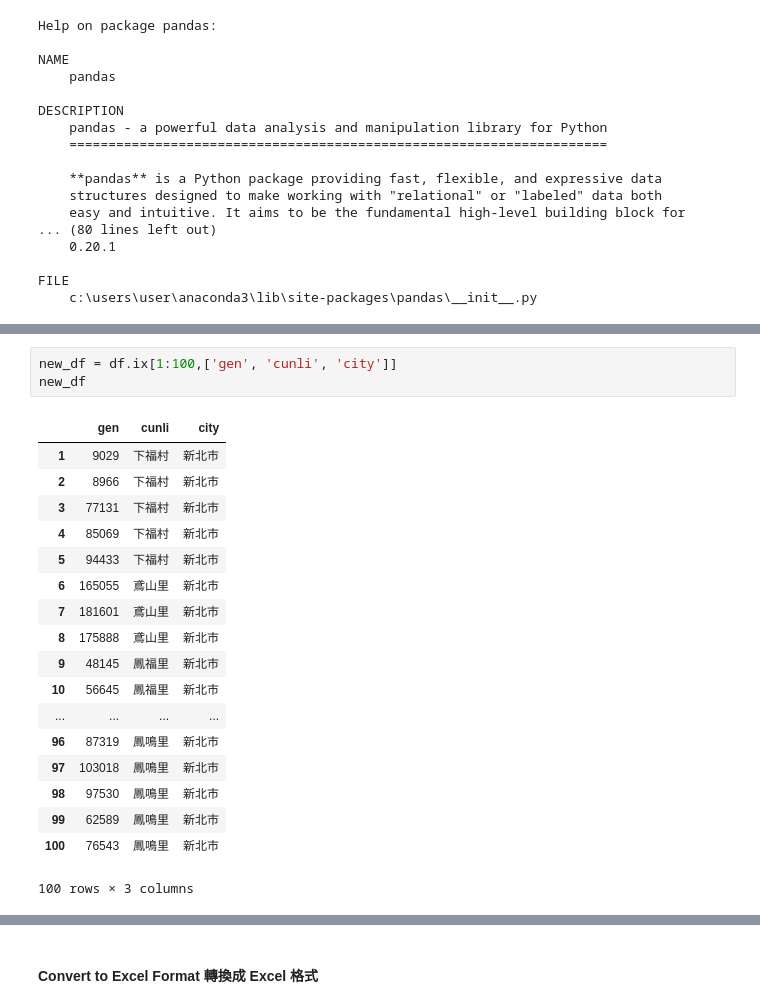
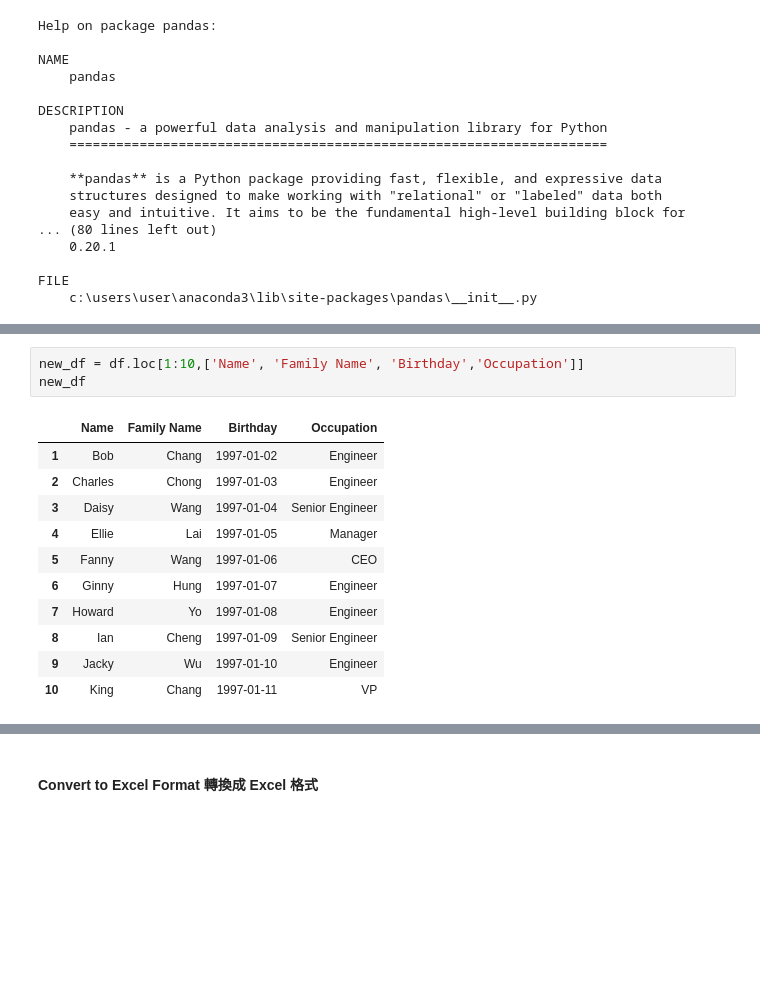
Before and after one commit to paulbroadmission/python_essentials, a Jupyter notebook: Python Essentials 6b - More about Python Input Output.ipynb, the cells around one changed output, grey strips where cells are left out. Cells and saved outputs as stored; diff of their text form; blank space fills up the shorter version.

```diff
--- a/Python Essentials 6b - More about Python Input Output.ipynb
+++ b/Python Essentials 6b - More about Python Input Output.ipynb
@@ -371,23 +418,16 @@ df.head(5)
-# %%
-new_df = df.ix[1:100,['gen', 'cunli', 'city']]
-new_df
-# %% [output]
-|  | gen | cunli | city |
-| 1 | 9029 | 下福村 | 新北市 |
-| 2 | 8966 | 下福村 | 新北市 |
-| 3 | 77131 | 下福村 | 新北市 |
-| 4 | 85069 | 下福村 | 新北市 |
-| 5 | 94433 | 下福村 | 新北市 |
-| 6 | 165055 | 鳶山里 | 新北市 |
-| 7 | 181601 | 鳶山里 | 新北市 |
-| 8 | 175888 | 鳶山里 | 新北市 |
-| 9 | 48145 | 鳳福里 | 新北市 |
-| 10 | 56645 | 鳳福里 | 新北市 |
-| ... | ... | ... | ... |
-| 96 | 87319 | 鳳鳴里 | 新北市 |
-| 97 | 103018 | 鳳鳴里 | 新北市 |
-| 98 | 97530 | 鳳鳴里 | 新北市 |
-| 99 | 62589 | 鳳鳴里 | 新北市 |
-| 100 | 76543 | 鳳鳴里 | 新北市 |
-100 rows × 3 columns
+# %%
+new_df = df.loc[1:10,['Name', 'Family Name', 'Birthday','Occupation']]
+new_df
+# %% [output]
+|  | Name | Family Name | Birthday | Occupation |
+| 1 | Bob | Chang | 1997-01-02 | Engineer |
+| 2 | Charles | Chong | 1997-01-03 | Engineer |
+| 3 | Daisy | Wang | 1997-01-04 | Senior Engineer |
+| 4 | Ellie | Lai | 1997-01-05 | Manager |
+| 5 | Fanny | Wang | 1997-01-06 | CEO |
+| 6 | Ginny | Hung | 1997-01-07 | Engineer |
+| 7 | Howard | Yo | 1997-01-08 | Engineer |
+| 8 | Ian | Cheng | 1997-01-09 | Senior Engineer |
+| 9 | Jacky | Wu | 1997-01-10 | Engineer |
+| 10 | King | Chang | 1997-01-11 | VP |
 # %%
```
Also changed, not shown: parts of 25 cells of this notebook, 1 other file.
